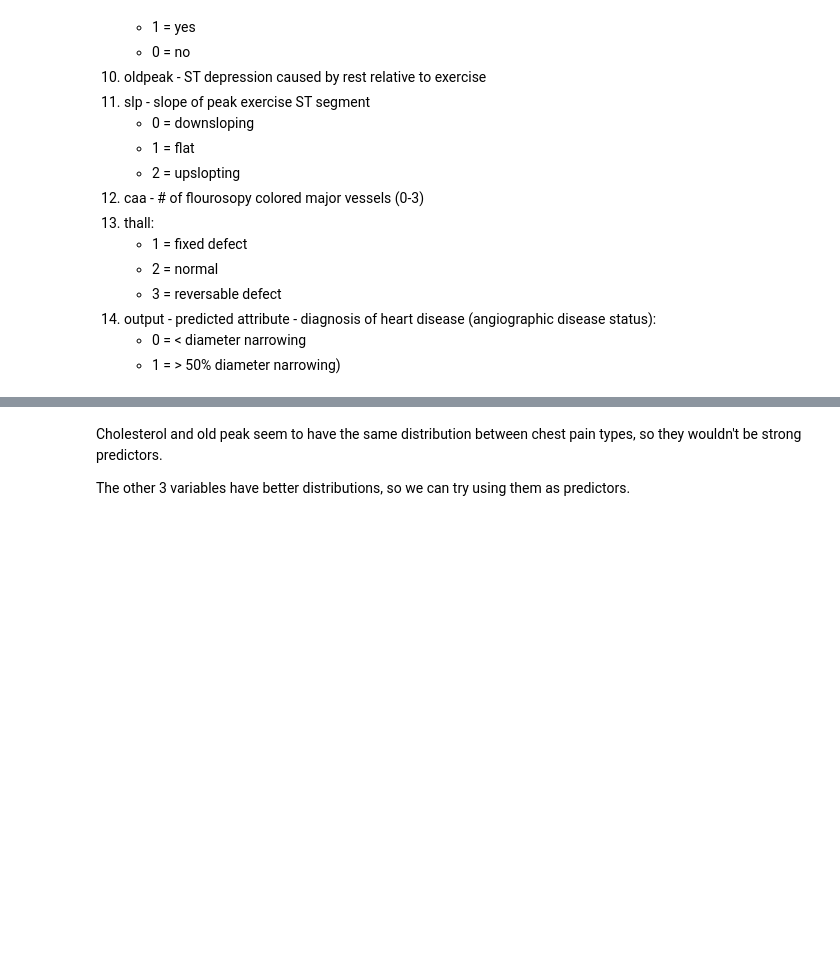
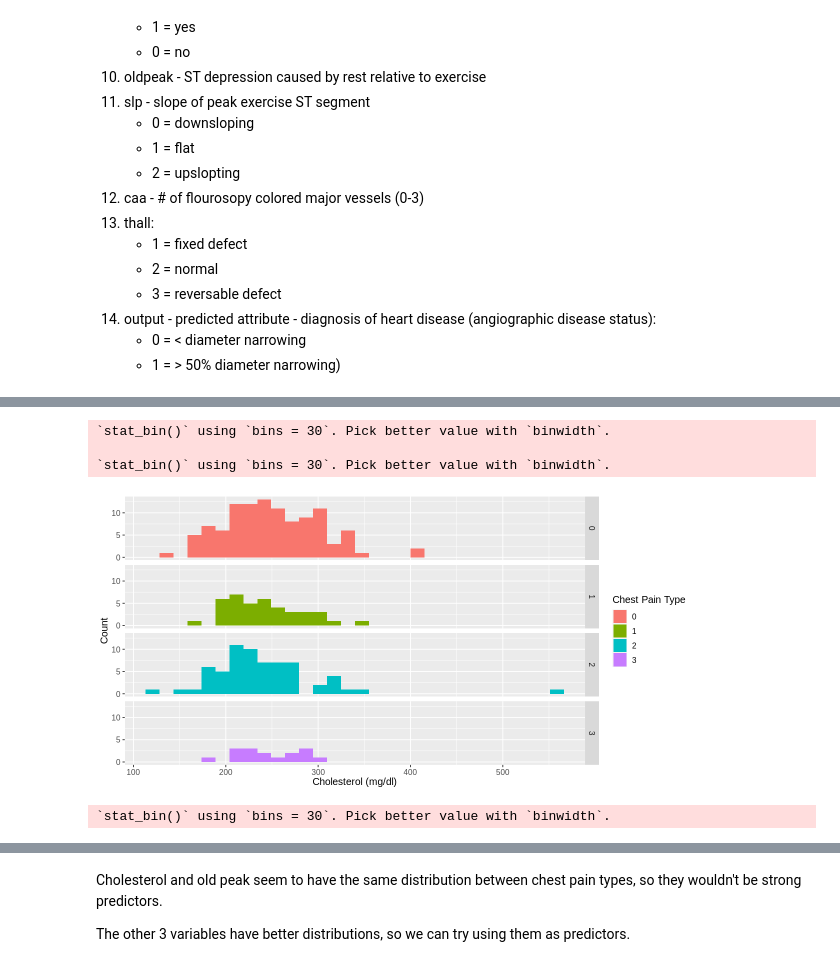
Before and after one commit to AlexLuo602/group26v2, a Jupyter notebook: test.ipynb, the cells around one changed output, grey strips where cells are left out. Cells and saved outputs as stored; diff of their text form; code cells hidden in the pictures; blank space fills up the shorter version.

```diff
--- a/test.ipynb
+++ b/test.ipynb
@@ -82,0 +129,15 @@ heart_csv
+# %%
+# load seed for reproducibility
+set.seed(1)
+
+# split data into training and testing sets
+select_heart_csv <- heart_csv %>%
+    mutate(chest.pain.type = as_factor(cp)) %>%
+    select(chest.pain.type, chol, trtbps, age, thalachh, oldpeak)
+
+heart_split <- initial_split(select_heart_csv, prop = 0.75, strata = chest.pain.type)
+heart_train_4 <- training(heart_split)
+heart_test_4 <- testing(heart_split)
+
+head(heart_train_4)
+head(heart_test_4)
@@ -82,0 +163,65 @@ heart_csv
+# %%
+# first test four classes' dirtirbution with all varibals
+options(repr.plot.width = 10, repr.plot.height = 5)
+
+heart_dist_chol_4 <- ggplot(heart_train_4,
+                      aes(x = chol,
+                          fill = as_factor(chest.pain.type))) +
+                          geom_histogram() +
+                          facet_grid(rows = vars(chest.pain.type)) +
+                          labs(x = "Cholesterol (mg/dl)",
+                               y = "Count",
+                               fill = "Chest Pain Type") +
+                          theme(text = element_text(size = 12))
+
+heart_dist_bps_4 <- ggplot(heart_train_4,
+                      aes(x = trtbps,
+                          fill = as_factor(chest.pain.type))) +
+                          geom_histogram() +
+                          facet_grid(rows = vars(chest.pain.type)) +
+                          labs(x = "Blood Pressure (mm Hg)",
+                               y = "Count",
+                               fill = "Chest Pain Type") +
+                          theme(text = element_text(size = 12))
+
+heart_dist_age_4 <- ggplot(heart_train_4,
+                      aes(x = age,
+                          fill = as_factor(chest.pain.type))) +
+                          geom_histogram() +
+                          facet_grid(rows = vars(chest.pain.type)) +
+                          labs(x = "age",
+                               y = "Count",
+                               fill = "Chest Pain Type") +
+                          theme(text = element_text(size = 12))
+
+heart_dist_max_heart_rate_4 <- ggplot(heart_train_4,
+                      aes(x = thalachh,
+                          fill = as_factor(chest.pain.type))) +
+                          geom_histogram() +
+                          facet_grid(rows = vars(chest.pain.type)) +
+                          labs(x = "Maximum Heart Rate (BPM)",
+                               y = "Count",
+                               fill = "Chest Pain Type") +
+                          theme(text = element_text(size = 12))
+
+heart_dist_oldpeak_4 <- ggplot(heart_train_4,
+                      aes(x = oldpeak,
+                          fill = as_factor(chest.pain.type))) +
+                          geom_histogram() +
+                          facet_grid(rows = vars(chest.pain.type)) +
+                          labs(x = "Old Peak",
+                               y = "Count",
+                               fill = "Chest Pain Type") +
+                          theme(text = element_text(size = 12))
+
+heart_dist_chol_4
+heart_dist_bps_4
+heart_dist_age_4
+heart_dist_max_heart_rate_4
+heart_dist_oldpeak_4
+# %% [output]
+`stat_bin()` using `bins = 30`. Pick better value with `binwidth`.
+
+`stat_bin()` using `bins = 30`. Pick better value with `binwidth`.
+[figure, added]
+`stat_bin()` using `bins = 30`. Pick better value with `binwidth`.
```
Also changed, not shown: parts of 25 cells of this notebook.
